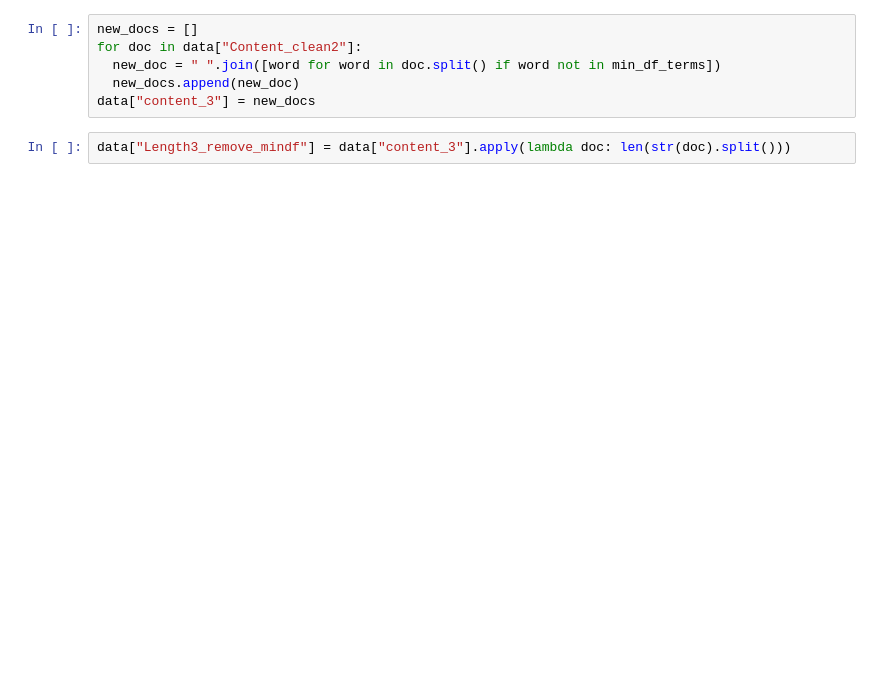
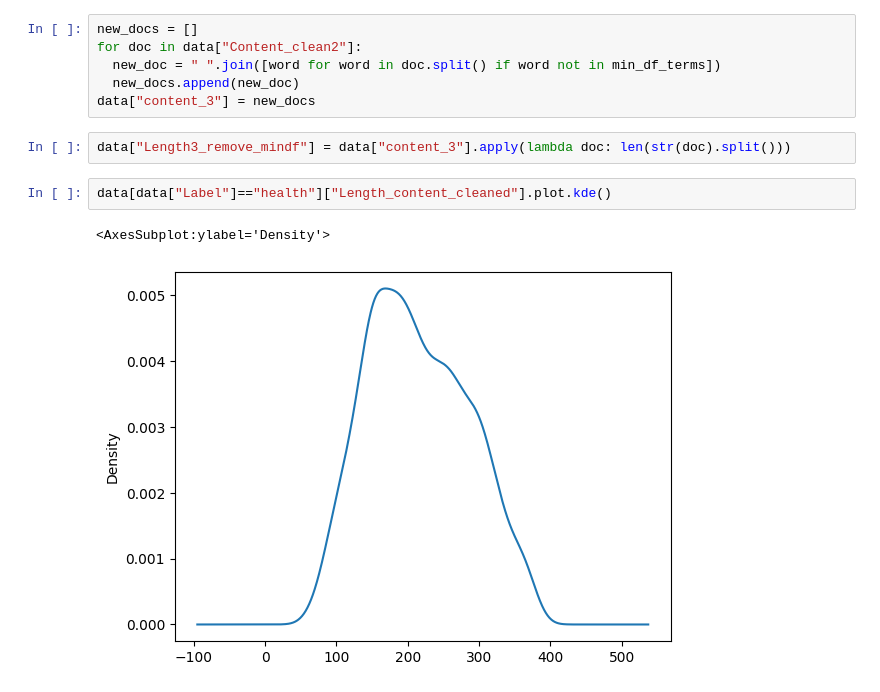
Before and after one commit to duytrandev/DATN, a Jupyter notebook: Visualization/visualize.ipynb, the cells around one changed output. Saved outputs shown, nothing was run; the diff lists cells and outputs as text; blank space fills up the shorter version.

```diff
--- a/Visualization/visualize.ipynb
+++ b/Visualization/visualize.ipynb
@@ -147,3 +117,8 @@ for doc in data["Content_clean2"]:
 data["content_3"] = new_docs
 # %%
 data["Length3_remove_mindf"] = data["content_3"].apply(lambda doc: len(str(doc).split()))
+# %%
+data[data["Label"]=="health"]["Length_content_cleaned"].plot.kde()
+# %% [output]
+<AxesSubplot:ylabel='Density'>
+[figure, added]
```
Also changed, not shown: parts of 25 cells of this notebook, 10 other files.
